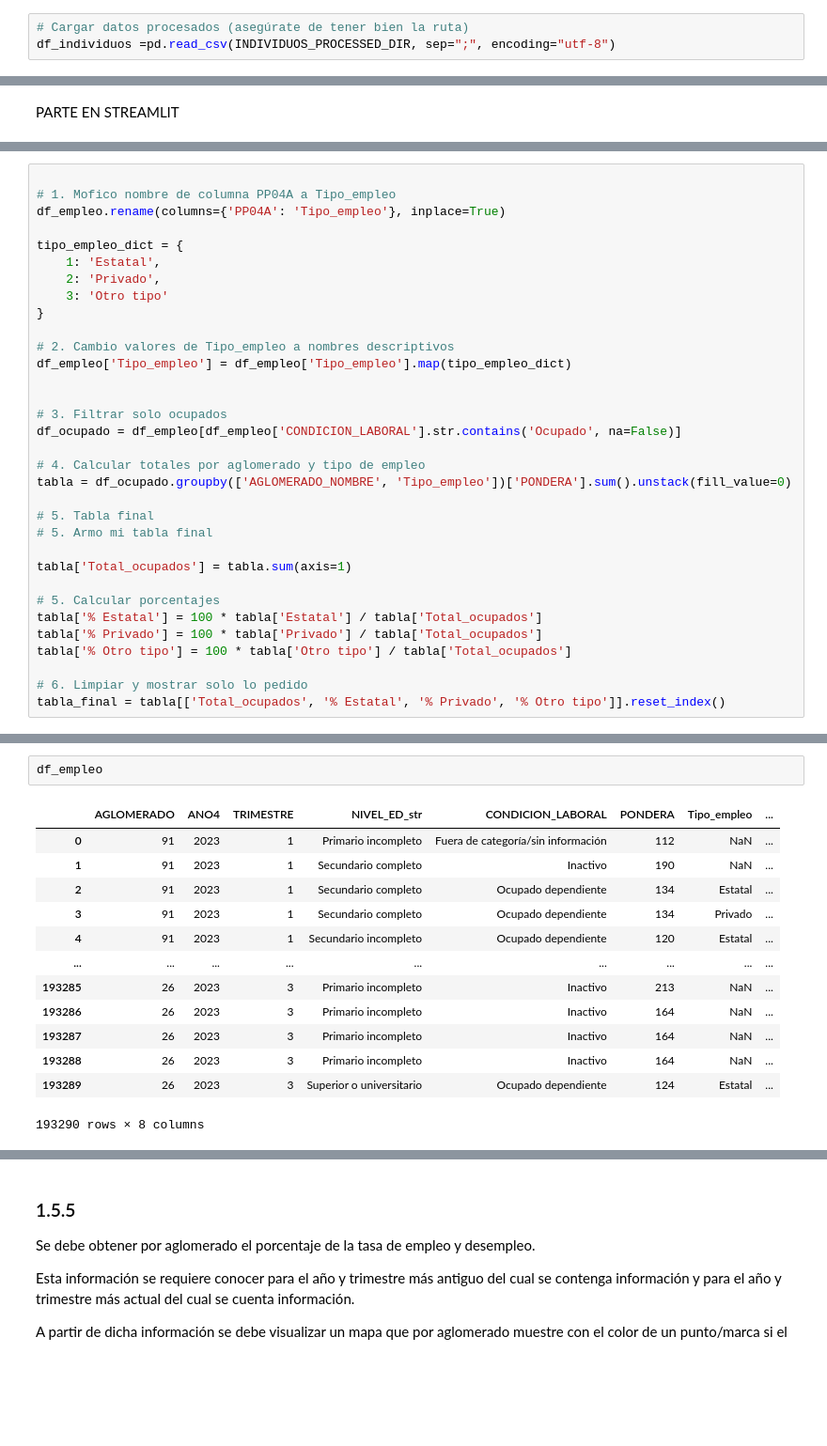
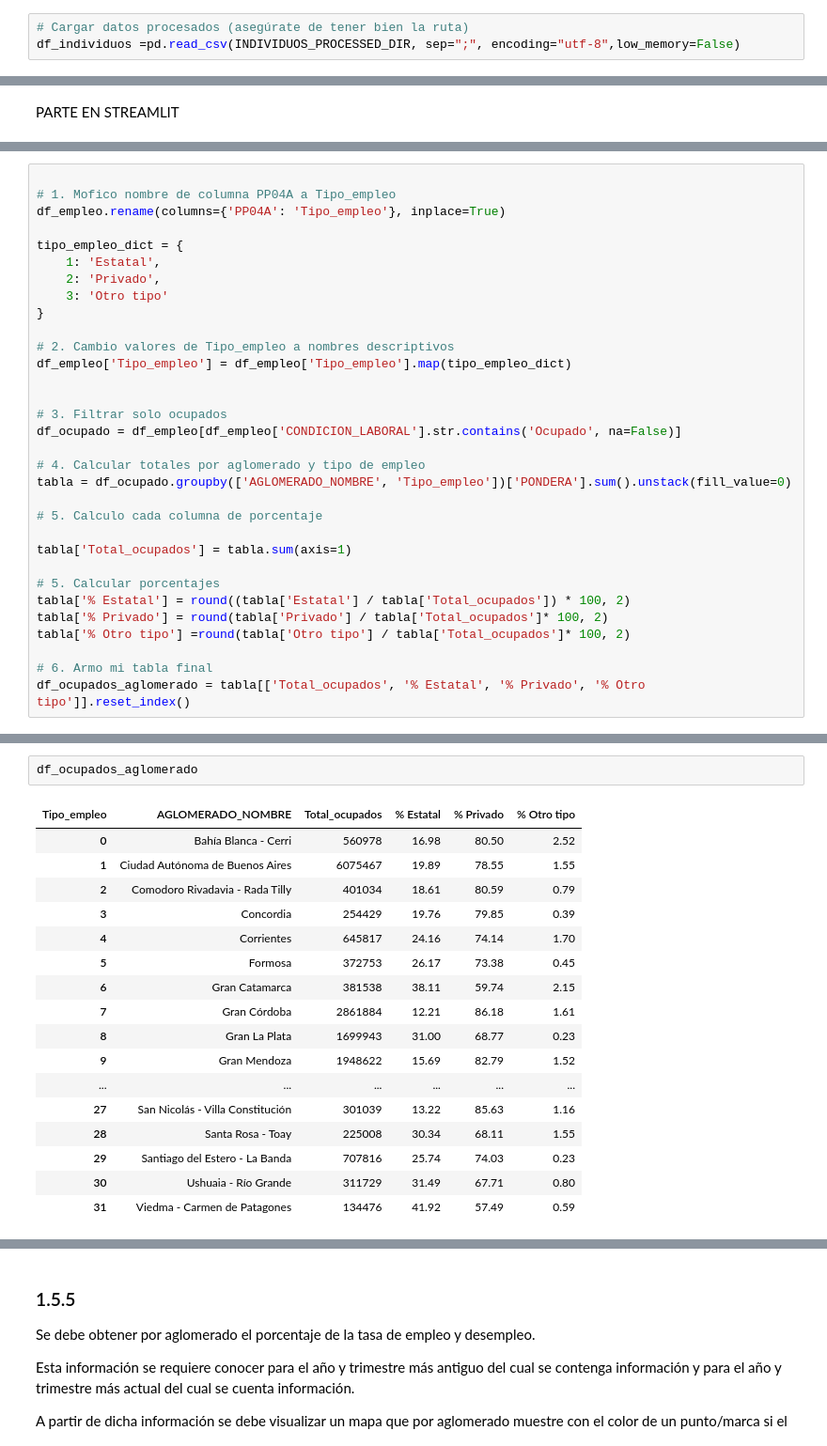
Before and after one commit to pablolube/EncuestAR, a Jupyter notebook: notebooks/2-Actividad y Empleo-Pablo.ipynb, the cells around one changed output, grey strips where cells are left out. Shown at 94% size. Saved outputs shown, nothing was run; the diff lists cells and outputs as text; blank space fills up the shorter version.

Commit message:
Finalizo punto 5.4 - Borrados y Agrego carpeta extras en data

```diff
--- a/notebooks/2-Actividad y Empleo-Pablo.ipynb
+++ b/notebooks/2-Actividad y Empleo-Pablo.ipynb
@@ -19,3 +18,3 @@ from src.utils.constants import AGLOMERADOS_NOMBRES
 # %%
 # Cargar datos procesados (asegúrate de tener bien la ruta)
-df_individuos =pd.read_csv(INDIVIDUOS_PROCESSED_DIR, sep=";", encoding="utf-8")
+df_individuos =pd.read_csv(INDIVIDUOS_PROCESSED_DIR, sep=";", encoding="utf-8",low_memory=False)
@@ -315,15 +271,14 @@ df_ocupado = df_empleo[df_empleo['CONDICION_LABORAL'].str.contains('Ocupado', na
 # 4. Calcular totales por aglomerado y tipo de empleo
 tabla = df_ocupado.groupby(['AGLOMERADO_NOMBRE', 'Tipo_empleo'])['PONDERA'].sum().unstack(fill_value=0)
 
-# 5. Tabla final
-# 5. Armo mi tabla final
+# 5. Calculo cada columna de porcentaje
 
 tabla['Total_ocupados'] = tabla.sum(axis=1)
 
 # 5. Calcular porcentajes
-tabla['% Estatal'] = 100 * tabla['Estatal'] / tabla['Total_ocupados']
-tabla['% Privado'] = 100 * tabla['Privado'] / tabla['Total_ocupados']
-tabla['% Otro tipo'] = 100 * tabla['Otro tipo'] / tabla['Total_ocupados']
+tabla['% Estatal'] = round((tabla['Estatal'] / tabla['Total_ocupados']) * 100, 2)
+tabla['% Privado'] = round(tabla['Privado'] / tabla['Total_ocupados']* 100, 2)
+tabla['% Otro tipo'] =round(tabla['Otro tipo'] / tabla['Total_ocupados']* 100, 2)
 
-# 6. Limpiar y mostrar solo lo pedido
-tabla_final = tabla[['Total_ocupados', '% Estatal', '% Privado', '% Otro tipo']].reset_index()
+# 6. Armo mi tabla final
+df_ocupados_aglomerado = tabla[['Total_ocupados', '% Estatal', '% Privado', '% Otro tipo']].reset_index()
@@ -350,16 +285,20 @@ tabla_final
 # %%
-df_empleo
+df_ocupados_aglomerado
 # %% [output]
-|  | AGLOMERADO | ANO4 | TRIMESTRE | NIVEL_ED_str | CONDICION_LABORAL | PONDERA | Tipo_empleo | ... |
-| 0 | 91 | 2023 | 1 | Primario incompleto | Fuera de categoría/sin información | 112 | NaN | ... |
-| 1 | 91 | 2023 | 1 | Secundario completo | Inactivo | 190 | NaN | ... |
-| 2 | 91 | 2023 | 1 | Secundario completo | Ocupado dependiente | 134 | Estatal | ... |
-| 3 | 91 | 2023 | 1 | Secundario completo | Ocupado dependiente | 134 | Privado | ... |
-| 4 | 91 | 2023 | 1 | Secundario incompleto | Ocupado dependiente | 120 | Estatal | ... |
-| ... | ... | ... | ... | ... | ... | ... | ... | ... |
-| 193285 | 26 | 2023 | 3 | Primario incompleto | Inactivo | 213 | NaN | ... |
-| 193286 | 26 | 2023 | 3 | Primario incompleto | Inactivo | 164 | NaN | ... |
-| 193287 | 26 | 2023 | 3 | Primario incompleto | Inactivo | 164 | NaN | ... |
-| 193288 | 26 | 2023 | 3 | Primario incompleto | Inactivo | 164 | NaN | ... |
-| 193289 | 26 | 2023 | 3 | Superior o universitario | Ocupado dependiente | 124 | Estatal | ... |
+| Tipo_empleo | AGLOMERADO_NOMBRE | Total_ocupados | % Estatal | % Privado | % Otro tipo |
+| 0 | Bahía Blanca - Cerri | 560978 | 16.98 | 80.50 | 2.52 |
+| 1 | Ciudad Autónoma de Buenos Aires | 6075467 | 19.89 | 78.55 | 1.55 |
+| 2 | Comodoro Rivadavia - Rada Tilly | 401034 | 18.61 | 80.59 | 0.79 |
+| 3 | Concordia | 254429 | 19.76 | 79.85 | 0.39 |
+| 4 | Corrientes | 645817 | 24.16 | 74.14 | 1.70 |
+| 5 | Formosa | 372753 | 26.17 | 73.38 | 0.45 |
+| 6 | Gran Catamarca | 381538 | 38.11 | 59.74 | 2.15 |
+| 7 | Gran Córdoba | 2861884 | 12.21 | 86.18 | 1.61 |
+| 8 | Gran La Plata | 1699943 | 31.00 | 68.77 | 0.23 |
+| 9 | Gran Mendoza | 1948622 | 15.69 | 82.79 | 1.52 |
+| ... | ... | ... | ... | ... | ... |
+| 27 | San Nicolás - Villa Constitución | 301039 | 13.22 | 85.63 | 1.16 |
+| 28 | Santa Rosa - Toay | 225008 | 30.34 | 68.11 | 1.55 |
+| 29 | Santiago del Estero - La Banda | 707816 | 25.74 | 74.03 | 0.23 |
+| 30 | Ushuaia - Río Grande | 311729 | 31.49 | 67.71 | 0.80 |
+| 31 | Viedma - Carmen de Patagones | 134476 | 41.92 | 57.49 | 0.59 |
-193290 rows × 8 columns
```
Also changed, not shown: parts of 21 cells of this notebook, 1 other file.
